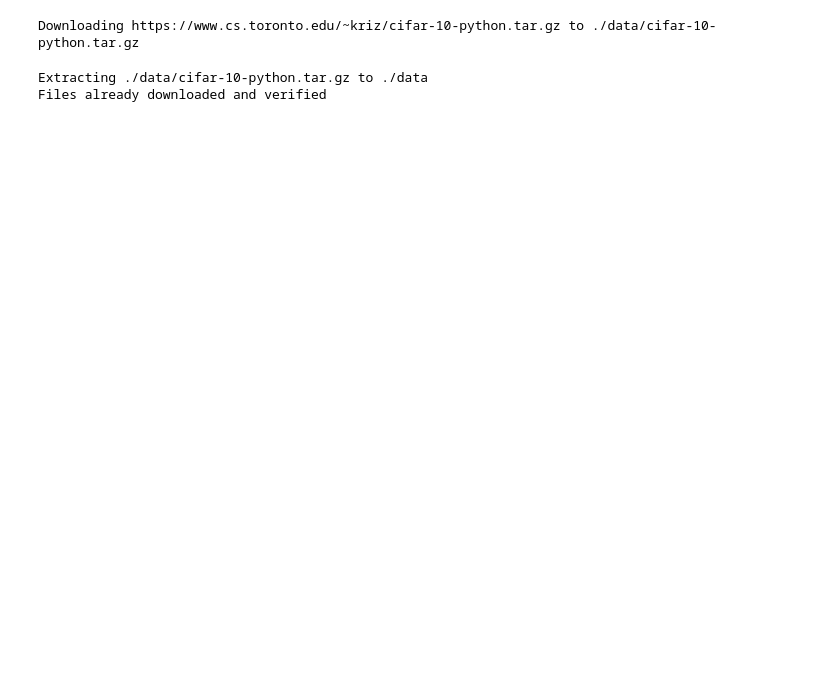
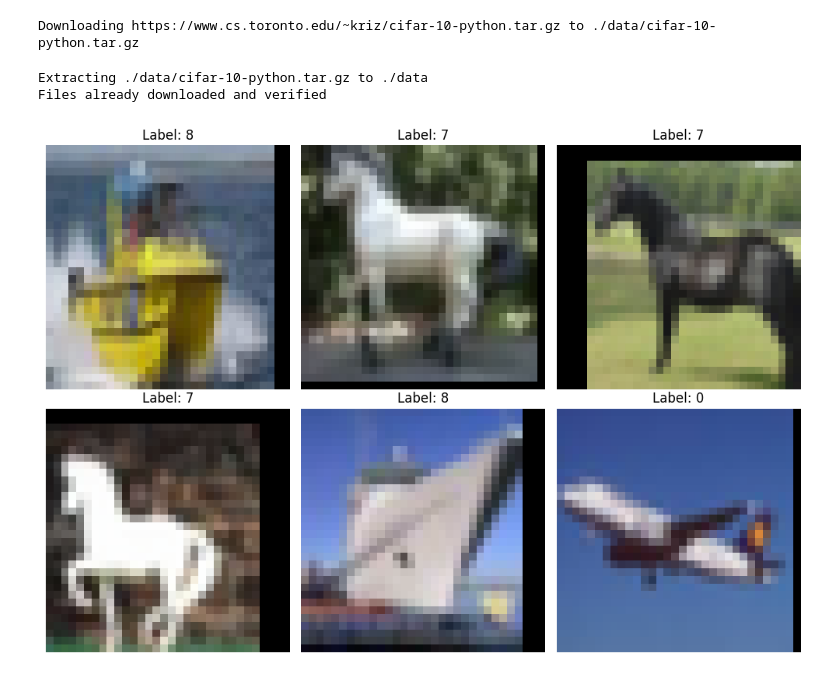
Before and after one commit to Hamza-Ali0237/PyTorch-Projects, a Jupyter notebook: PyTorch-CIFAR10.ipynb, the cells around one changed output. Cells and saved outputs as stored; diff of their text form; code cells hidden in the pictures; blank space fills up the shorter version.

Commit message:
Displayed Sample Images

```diff
--- a/PyTorch-CIFAR10.ipynb
+++ b/PyTorch-CIFAR10.ipynb
@@ -76,3 +78,23 @@ testloader = DataLoader(test_dataset, batch_size=32, shuffle=True)
 Downloading https://www.cs.toronto.edu/~kriz/cifar-10-python.tar.gz to ./data/cifar-10-python.tar.gz
 Extracting ./data/cifar-10-python.tar.gz to ./data
 Files already downloaded and verified
+# %%
+# Display image samples from train set
+data_iter = iter(trainloader)
+images, labels = next(data_iter)
+
+fig, axes = plt.subplots(2, 3, figsize=(10, 7))
+axes = axes.flatten()
+
+for i in range(6):
+    img = images[i].numpy().transpose(1, 2, 0)
+    img = img * np.array([0.2023, 0.1994, 0.2010]) + np.array([0.4914, 0.4822, 0.4471])
+    img = np.clip(img, 0, 1)
+    axes[i].imshow(img)
+    axes[i].set_title(f"Label: {labels[i].item()}")
+    axes[i].axis('off')
+
+plt.tight_layout()
+plt.show()
+# %% [output]
+[figure, added]
```
Also changed, not shown: parts of 1 cell of this notebook.
